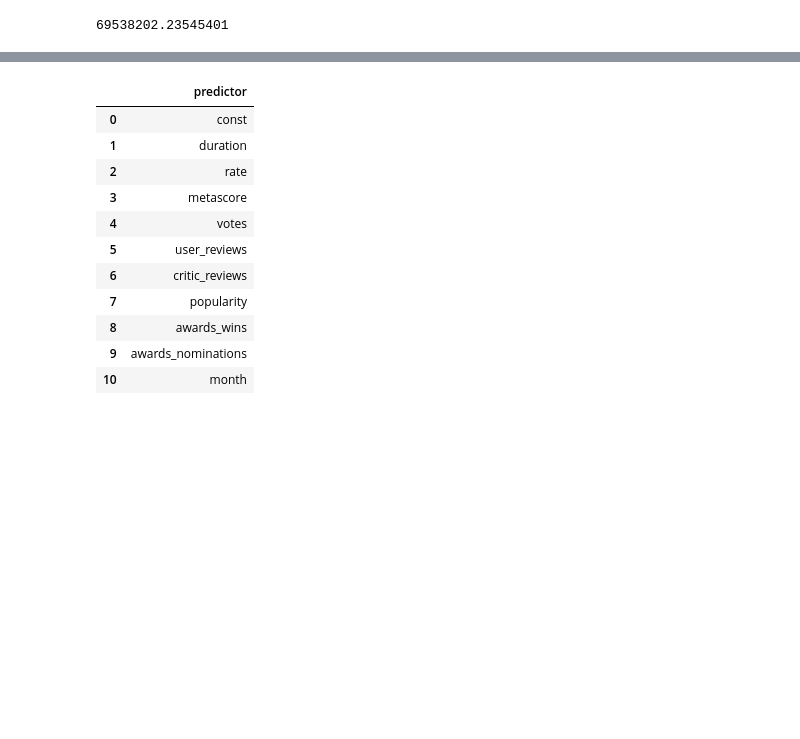
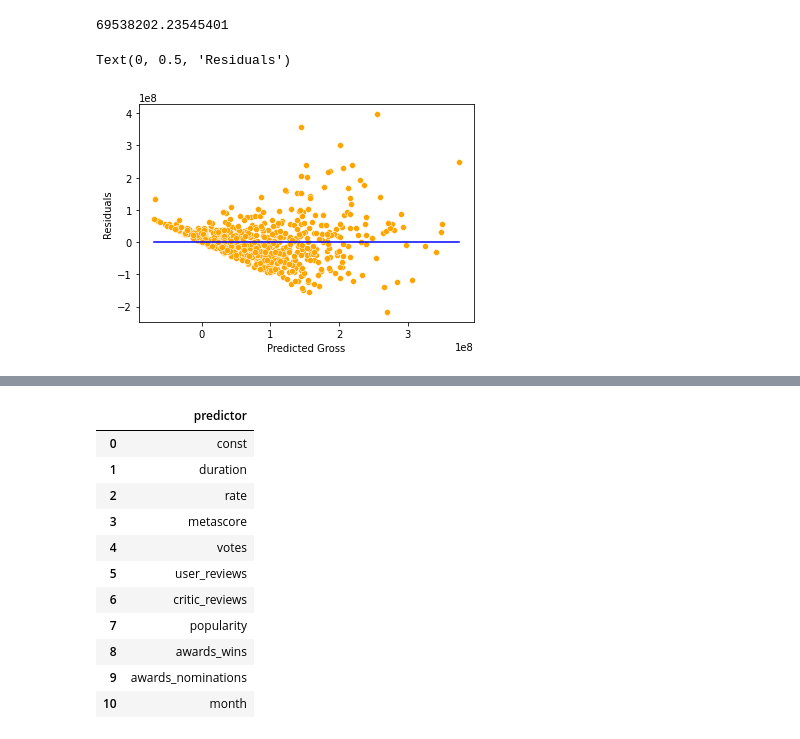
Before and after one commit to mgbanich/DS303-2_ElectricBoogaloo, a Jupyter notebook: Commit_version.ipynb, the cells around one changed output, grey strips where cells are left out. Cells and saved outputs as stored; diff of their text form; code cells hidden in the pictures; blank space fills up the shorter version.

```diff
--- a/Commit_version.ipynb
+++ b/Commit_version.ipynb
@@ -142,3 +142,13 @@ rmse_filt = (np.sqrt(((test['gross'] - pred_gross)**2).mean()))
 rmse_filt
 # %% [output]
 69538202.23545401
+# %%
+# Residual plot
+
+sns.scatterplot(x = model_filt.fittedvalues, y=model_filt.resid, color = 'orange')
+sns.lineplot(x = [model_filt.fittedvalues.min(), model_filt.fittedvalues.max()], y = [0,0],color = 'blue')
+plt.xlabel('Predicted Gross')
+plt.ylabel('Residuals')
+# %% [output]
+Text(0, 0.5, 'Residuals')
+[figure, added]
```
Also changed, not shown: parts of 12 cells of this notebook, 1 other file.
